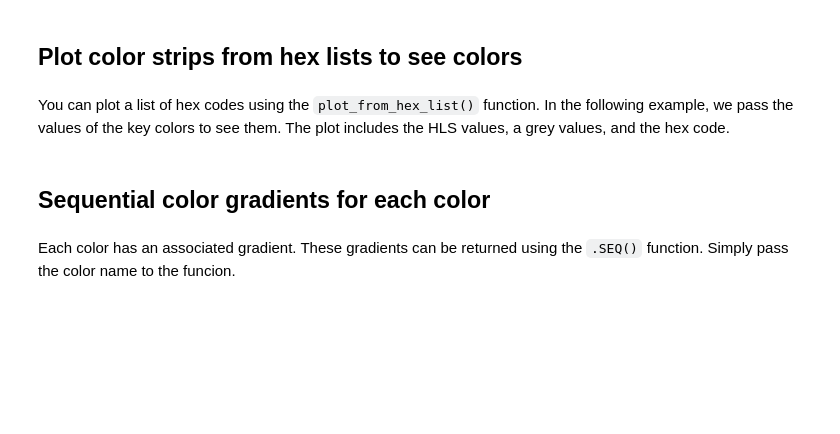
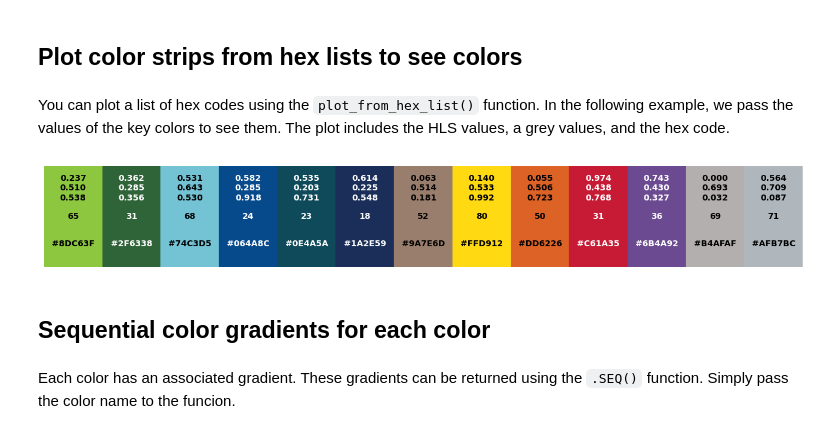
Before and after one commit to morpc/morpc-py, a Jupyter notebook: doc/09-morpc-color-demo.ipynb, the cells around one changed output. Saved outputs shown, nothing was run; the diff lists cells and outputs as text; code cells hidden in the pictures; blank space fills up the shorter version.

```diff
--- a/doc/09-morpc-color-demo.ipynb
+++ b/doc/09-morpc-color-demo.ipynb
@@ -66,7 +76,9 @@ morpc.color.get_colors().KEYS
 # %% [markdown]
 You can plot a list of hex codes using the `plot_from_hex_list()` function. In the following example, we pass the values of the key colors to see them. The plot includes the HLS values, a grey values, and the hex code.
 # %%
-morpc.color.plot_from_hex_list(morpc.color.get_colors().KEYS.values(), labels=['hex'])
+morpc.color.plot_from_hex_list(morpc.color.GetColors().KEYS().values())
+# %% [output]
+[figure, added]
 # %% [markdown]
 ## Sequential color gradients for each color
 # %% [markdown]
```
Also changed, not shown: parts of 41 cells of this notebook, 5 other files.
